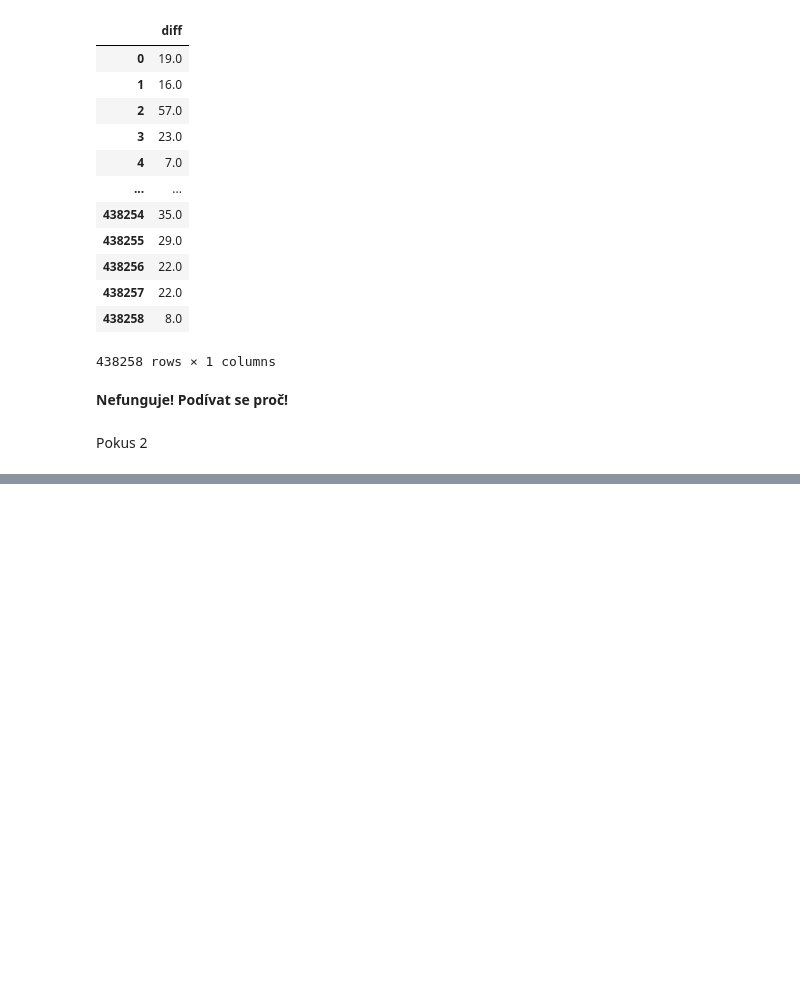
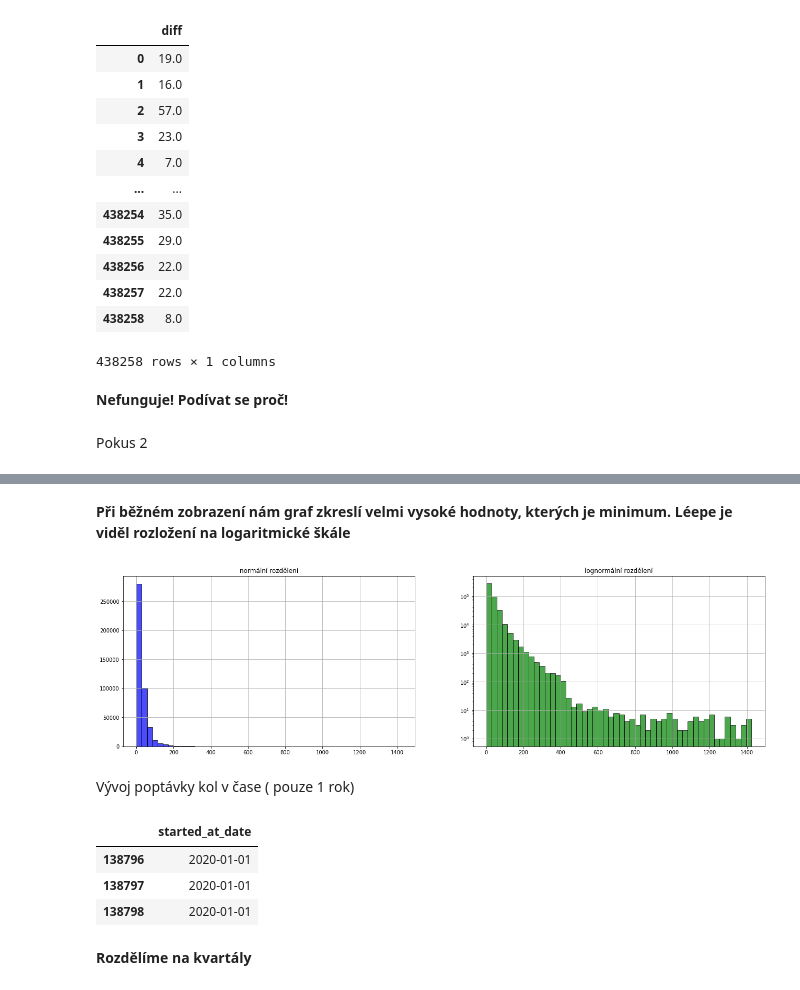
Before and after one commit to Aldarion96/Engeto_Python_project, a Jupyter notebook: Python_projekt.ipynb, the cells around one changed output, grey strips where cells are left out. Cells and saved outputs as stored; diff of their text form; code cells hidden in the pictures; blank space fills up the shorter version.

```diff
--- a/Python_projekt.ipynb
+++ b/Python_projekt.ipynb
@@ -271,0 +297,23 @@ plt.hist(df,bins=100)
+# %% [markdown]
+**Při běžném zobrazení nám graf zkreslí velmi vysoké hodnoty, kterých je minimum. Léepe je viděl rozložení na logaritmické škále**
+# %%
+
+log = [False,True]
+titles = ['normální rozdělení', 'lognormální rozdělení']
+colors = ['blue','green']
+fig, axes = plt.subplots(1,2,figsize=(22,6))
+for i, ax in enumerate(axes):
+    ax.hist(df.duration,
+            bins=50, # počet košů
+            log = log[i],
+            edgecolor='black',
+            color=colors[i],
+            alpha=0.7
+           )
+    ax.set_title(titles[i])
+    ax.grid()
+plt.show()
+# %% [output]
+[figure, added]
+# %% [markdown]
+Vývoj poptávky kol v čase ( pouze 1 rok)
@@ -271,0 +331,9 @@ plt.hist(df,bins=100)
+# %%
+df.head(3)
+# %% [output]
+|  | started_at_date |
+| 138796 | 2020-01-01 |
+| 138797 | 2020-01-01 |
+| 138798 | 2020-01-01 |
+# %% [markdown]
+**Rozdělíme na kvartály**
```
Also changed, not shown: parts of 37 cells of this notebook.
